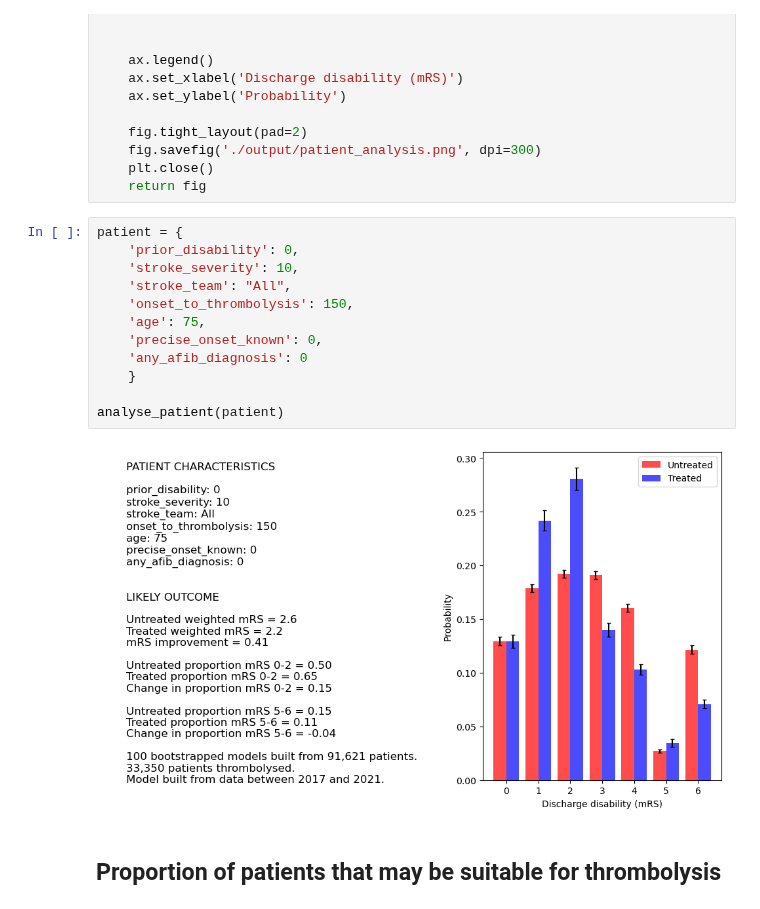
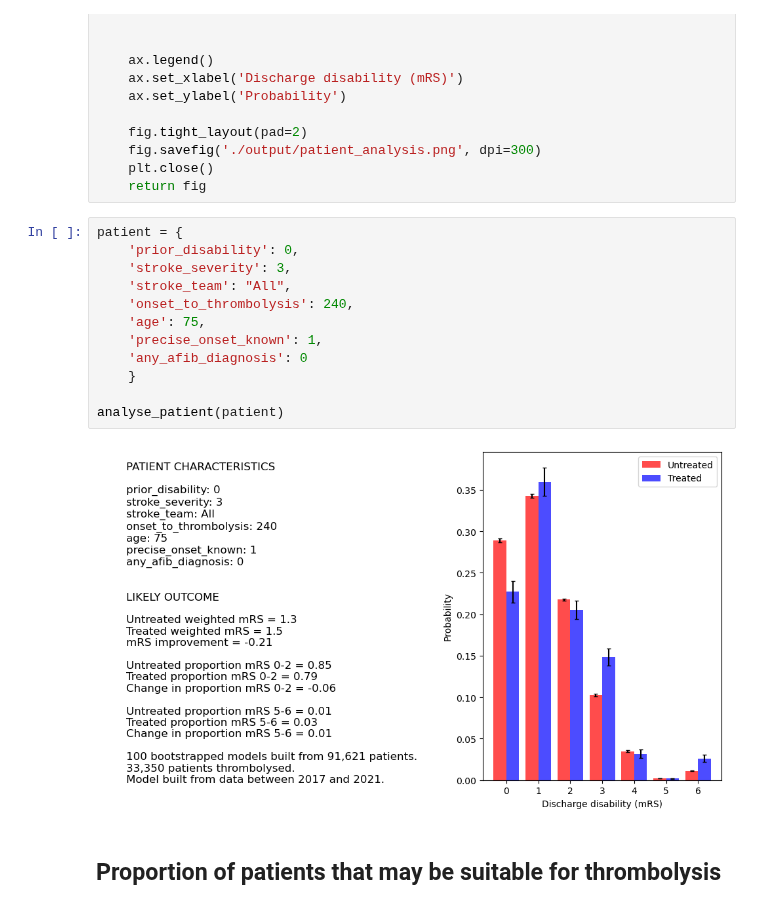
Before and after one commit to samuel-book/samuel_2_production, a Jupyter notebook: X_1_outcome.ipynb, the cells around one changed output. Drawn from its saved outputs; the diff is of its cells as text.

```diff
--- a/X_1_outcome.ipynb
+++ b/X_1_outcome.ipynb
@@ -199,17 +199,17 @@ def analyse_patient(patient):
 # %%
 patient = {
     'prior_disability': 0,
-    'stroke_severity': 10,
+    'stroke_severity': 3,
     'stroke_team': "All",
-    'onset_to_thrombolysis': 150,
+    'onset_to_thrombolysis': 240,
     'age': 75,
-    'precise_onset_known': 0,
+    'precise_onset_known': 1,
     'any_afib_diagnosis': 0
     }
 
 analyse_patient(patient)
 # %% [output]
-[figure, old version]
+[figure, new version]
 # %% [markdown]
 ## Proportion of patients that may be suitable for thrombolysis
 # %%
```
Also changed, not shown: parts of 2 cells of this notebook.
